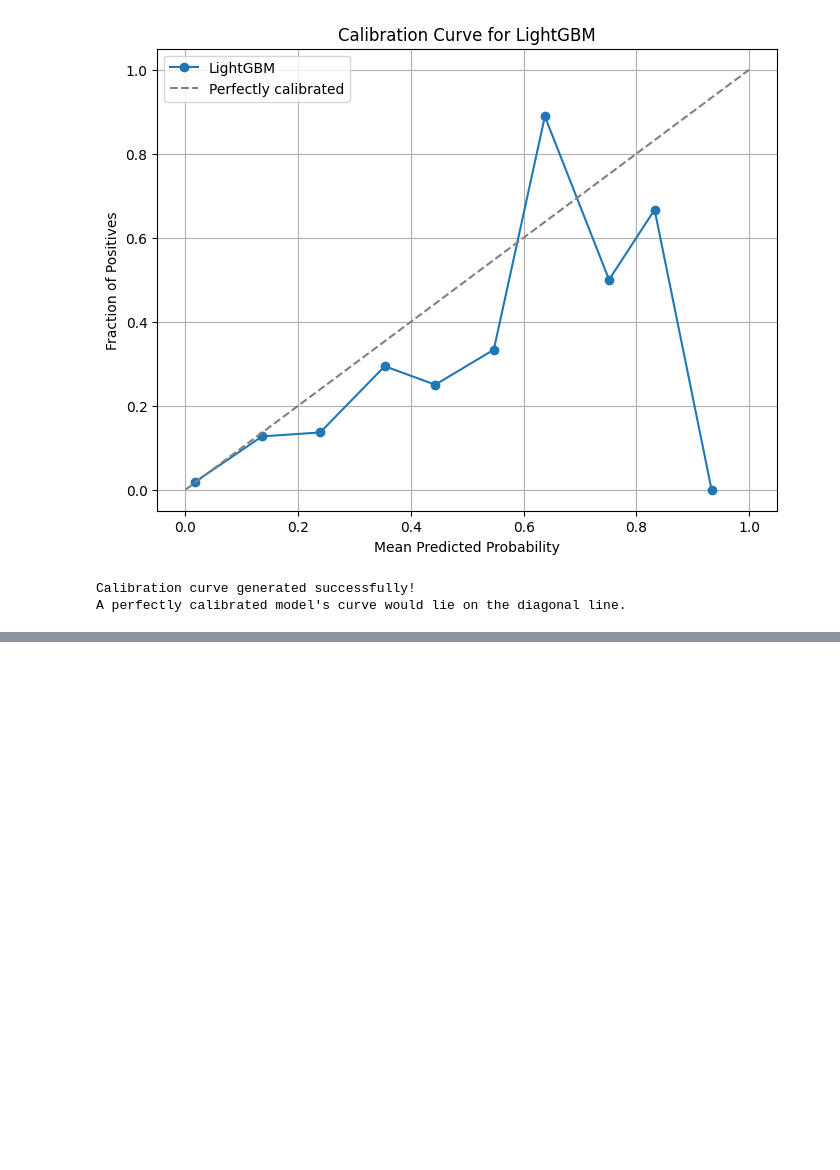
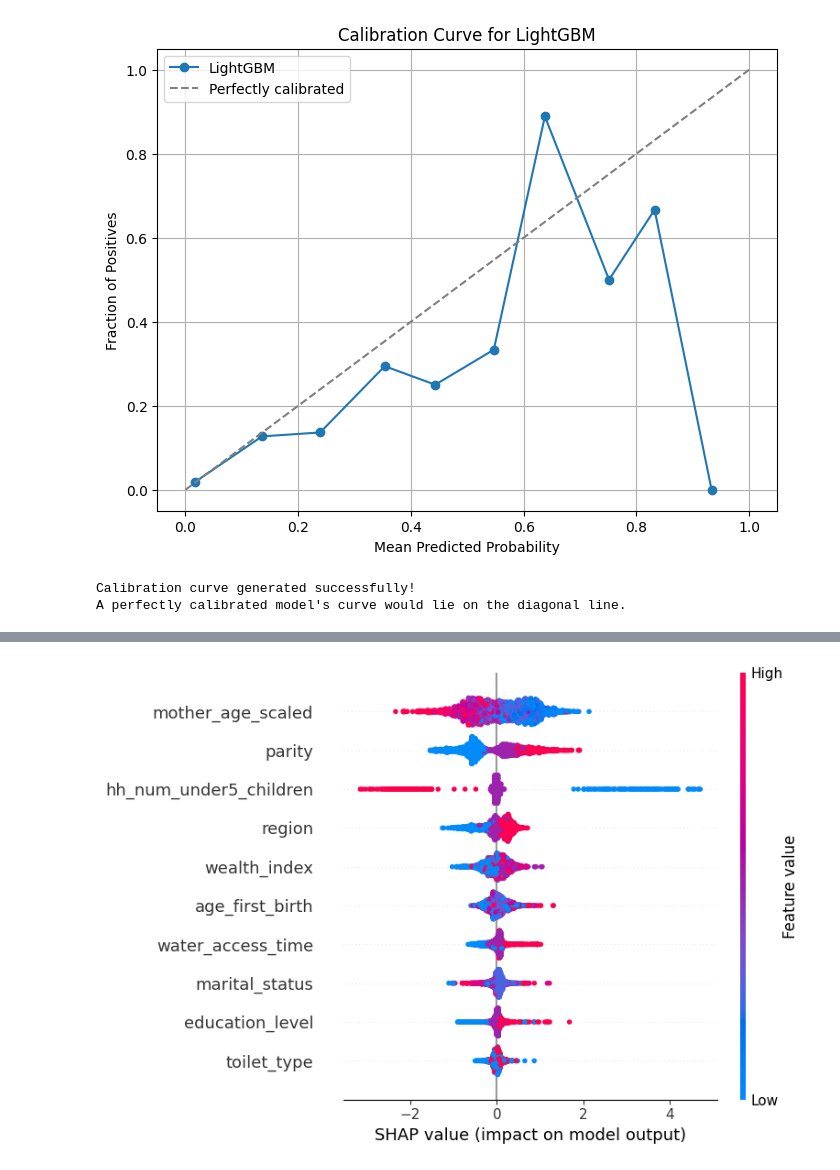
Before and after one commit to Fentahun60/Fentahun, a Jupyter notebook: U5MR_Malawi.ipynb, the cells around one changed output, grey strips where cells are left out. Cells and saved outputs as stored; diff of their text form; code cells hidden in the pictures; blank space fills up the shorter version.

```diff
--- a/U5MR_Malawi.ipynb
+++ b/U5MR_Malawi.ipynb
@@ -1615,3 +1615,85 @@ And if memory is not enough, you can set `force_col_wise=true`.
 [figure]
 Calibration curve generated successfully!
 A perfectly calibrated model's curve would lie on the diagonal line.
+# %%
+# -------------------------------
+# Install & Import Libraries
+# -------------------------------
+!pip install shap --quiet
+
+import shap
+import lightgbm as lgb
+import pandas as pd
+import numpy as np
+import matplotlib.pyplot as plt
+
+# -------------------------------
+# Train LightGBM Model
+# -------------------------------
+lgbm_model = lgb.LGBMClassifier(random_state=42)
+lgbm_model.fit(X_train_resampled, y_train_resampled)
+
+# -------------------------------
+# Create SHAP Explainer
+# -------------------------------
+explainer = shap.TreeExplainer(lgbm_model)
+
+# -------------------------------
+# GLOBAL EXPLANATION (All Data)
+# -------------------------------
+print("Generating SHAP summary plot (global importance)...")
+
+# Compute SHAP values
+shap_values = explainer.shap_values(X_test_selected)
+
+# Handle both SHAP formats (list or array)
+if isinstance(shap_values, list):
+    shap_vals_global = shap_values[1]
+else:
+    shap_vals_global = shap_values
+
+# Summary plot (most important for research)
+shap.summary_plot(shap_vals_global, X_test_selected)
+
+# -------------------------------
+# INDIVIDUAL EXPLANATION
+# -------------------------------
+print("Generating SHAP explanation for one individual...")
+
+# Select one instance
+individual_instance = X_test_selected.iloc[0]
+individual_instance_df = individual_instance.to_frame().T
+
+# SHAP values for single instance
+shap_values_instance = explainer.shap_values(individual_instance_df)
+
+# Handle both SHAP formats
+if isinstance(shap_values_instance, list):
+    shap_vals = shap_values_instance[1]
+    expected_val = explainer.expected_value[1]
+else:
+    shap_vals = shap_values_instance
+    expected_val = explainer.expected_value
+
+# Initialize JS for force plot
+shap.initjs()
+
+# -------------------------------
+# Force Plot (interactive)
+# -------------------------------
+shap.force_plot(expected_val, shap_vals, individual_instance_df)
+
+# -------------------------------
+# Waterfall Plot (better for interpretation)
+# -------------------------------
+print("Generating SHAP waterfall plot...")
+
+shap.plots.waterfall(
+    shap.Explanation(
+        values=shap_vals[0],
+        base_values=expected_val,
+        data=individual_instance_df.iloc[0],
+        feature_names=individual_instance_df.columns.tolist()
+    )
+)
+# %% [output]
@@ -1617,0 +1709 @@ A perfectly calibrated model's curve would lie on the diagonal line.
+[figure, added]
```
Also changed, not shown: parts of 1 cell of this notebook.
